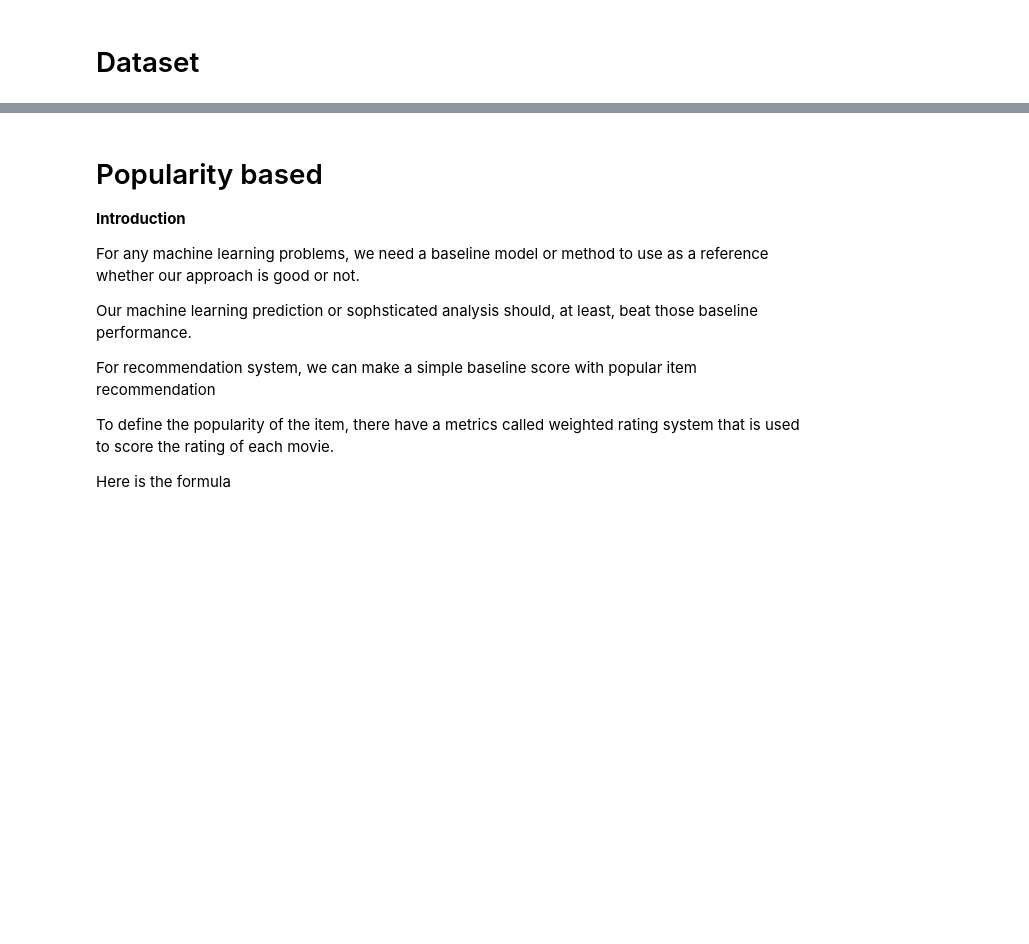
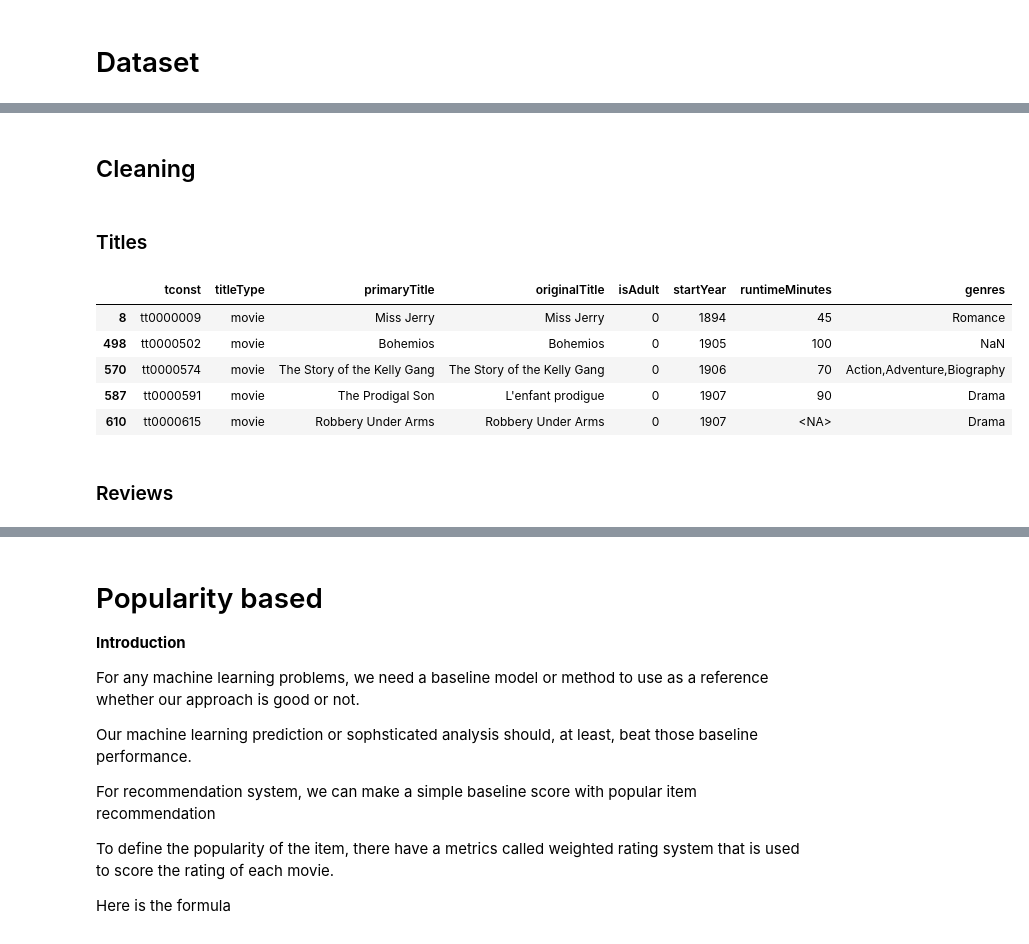
Before and after one commit to jonahwoods95/IMDB-Recommender-System, a Jupyter notebook: Tutorial.ipynb, the cells around one changed output, grey strips where cells are left out. Saved outputs shown, nothing was run; the diff lists cells and outputs as text; code cells hidden in the pictures; blank space fills up the shorter version.

```diff
--- a/Tutorial.ipynb
+++ b/Tutorial.ipynb
@@ -76,0 +8,8 @@ Item Dataframe
+# %%
+# From: https://datasets.imdbws.com
+reviews_og = read_csv('./data/reviews.tsv', sep='\t')
+titles_og = read_csv('./data/titles.tsv', sep='\t', low_memory=False)
+# %% [markdown]
+## Cleaning
+# %% [markdown]
+### Titles
@@ -76,0 +30,11 @@ Item Dataframe
+# %%
+movies.head()
+# %% [output]
+|  | tconst | titleType | primaryTitle | originalTitle | isAdult | startYear | runtimeMinutes | genres |
+| 8 | tt0000009 | movie | Miss Jerry | Miss Jerry | 0 | 1894 | 45 | Romance |
+| 498 | tt0000502 | movie | Bohemios | Bohemios | 0 | 1905 | 100 | NaN |
+| 570 | tt0000574 | movie | The Story of the Kelly Gang | The Story of the Kelly Gang | 0 | 1906 | 70 | Action,Adventure,Biography |
+| 587 | tt0000591 | movie | The Prodigal Son | L'enfant prodigue | 0 | 1907 | 90 | Drama |
+| 610 | tt0000615 | movie | Robbery Under Arms | Robbery Under Arms | 0 | 1907 | <NA> | Drama |
+# %% [markdown]
+### Reviews
```
Also changed, not shown: parts of 9 cells of this notebook, 1 other file.
